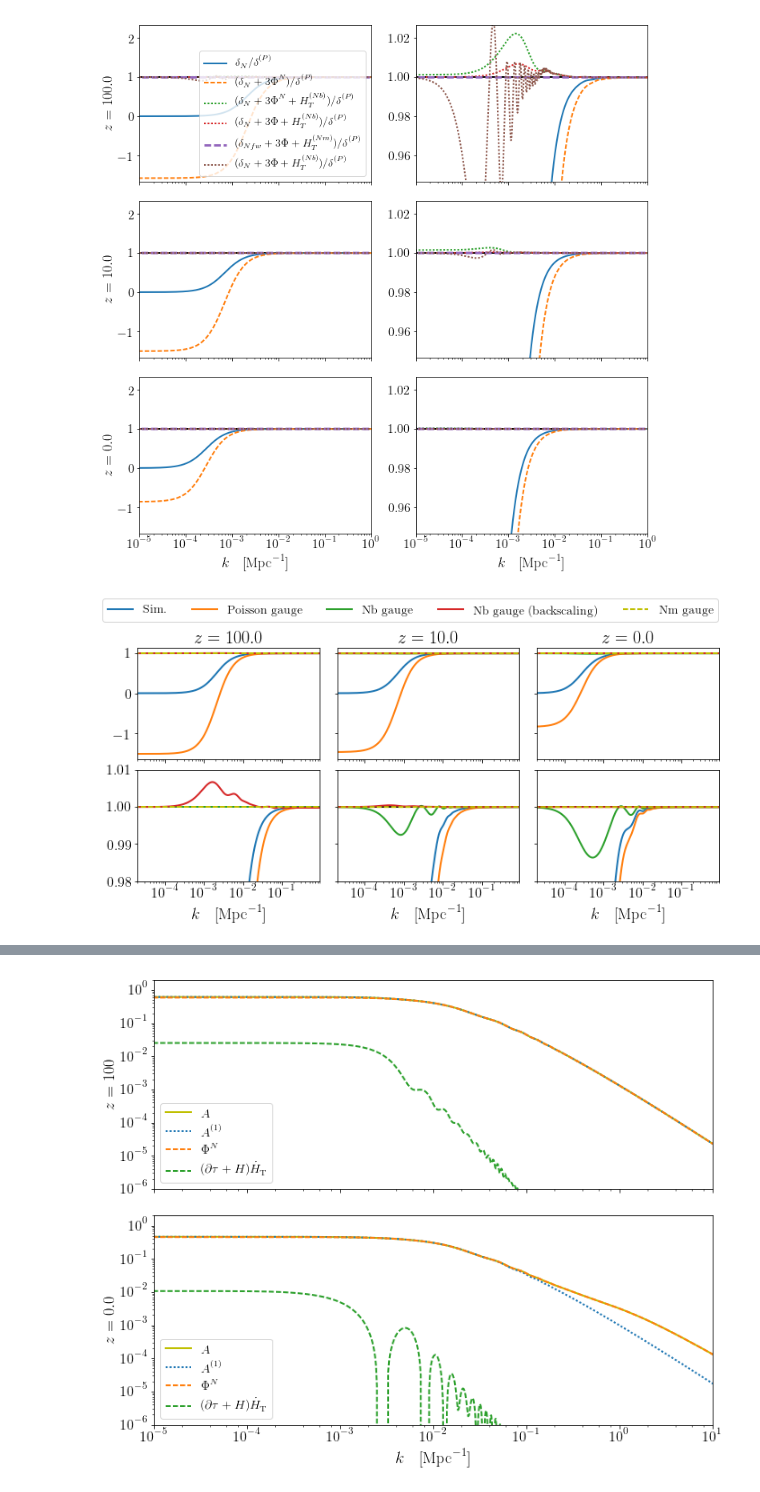
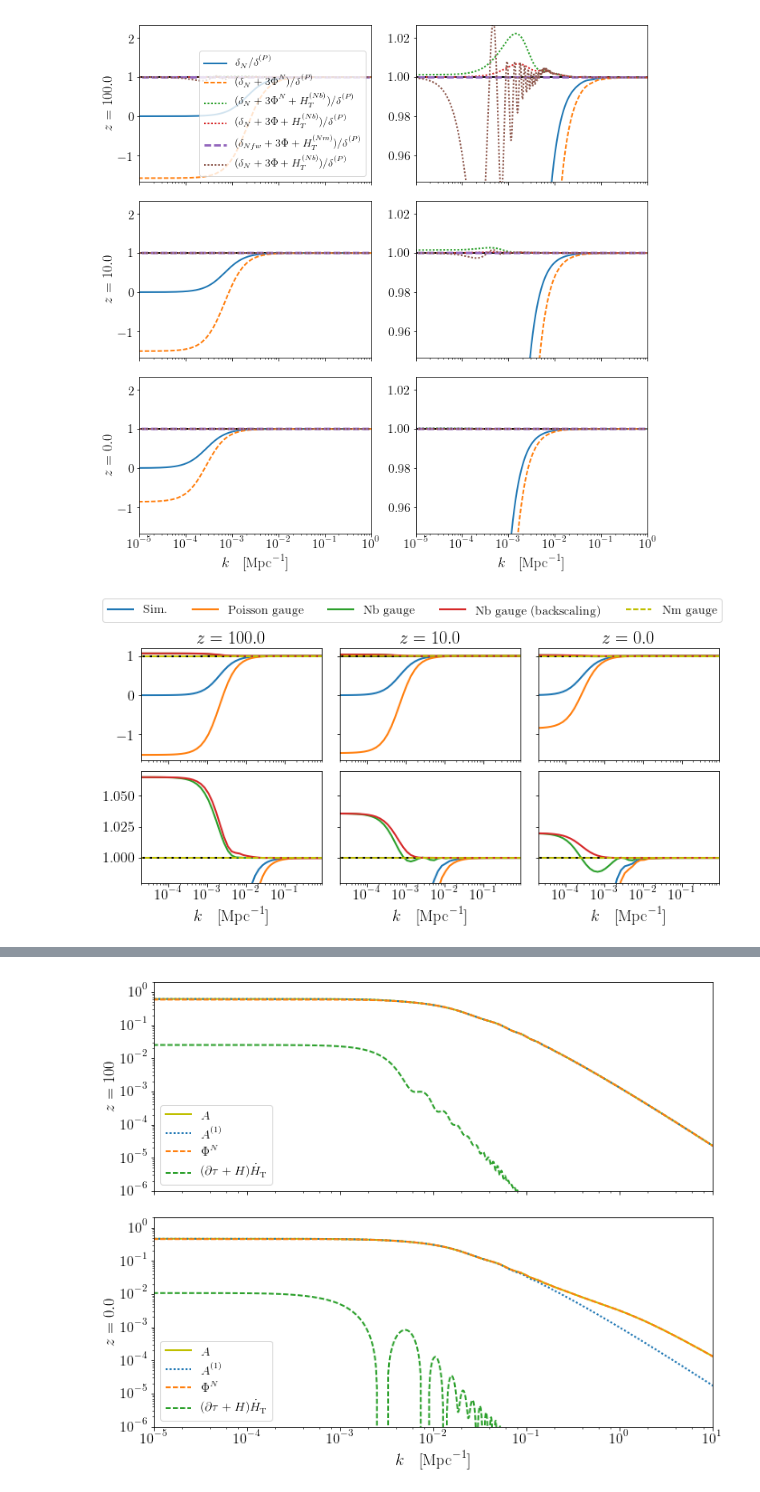
Before and after one commit to ThomasTram/CLASSmods, a Jupyter notebook: WeakFieldPlotsCF.ipynb, the cells around one changed output, grey strips where cells are left out. Cells and saved outputs as stored; diff of their text form; code cells hidden in the pictures.

```diff
--- a/WeakFieldPlotsCF.ipynb
+++ b/WeakFieldPlotsCF.ipynb
@@ -683,35 +683,35 @@ for iz, z in enumerate(zvec):
     #print Hubble(a)**2,phi[100]/Phi_N[100]
     #print (rho_cdm+rho_b),delta_N[100],tk['d_tot'][100]
     #print z, (rho_cdm+rho_b)*delta_N[0], rho_g*tk['d_g'][0]
 
     delta_P = (rho_cdm*tk['d_cdm']+rho_b*tk['d_b'])/(rho_cdm+rho_b)
 
     for j in range(2):
         axes[j,iz].axhline(1,ls='-',color='k')
         #axes[iz].semilogx(k,delta_P/delta_P,label=r'$\delta^{(P)}/\delta^{(P)}$')
         axes[j,iz].semilogx(k,delta_N/delta_P,label=r'Sim.')
         axes[j,iz].semilogx(k,(delta_N+3*Phi_N)/delta_P,label=r'Poisson gauge')
-        axes[j,iz].semilogx(k,(delta_N+3*phi_tk+H_T_nb)/delta_P,label=r'Nb gauge')
-        axes[j,iz].semilogx(k,(delta_Nbs+3*phi_tk+H_T_nb)/delta_P,label=r'Nb gauge (backscaling)')
+        axes[j,iz].semilogx(k,(delta_N+3*Phi_N+H_T_nb)/delta_P,label=r'Nb gauge')
+        axes[j,iz].semilogx(k,(delta_Nbs+3*Phi_N+H_T_nb)/delta_P,label=r'Nb gauge (backscaling)')
         axes[j,iz].semilogx(k,(delta_N+3*phi_tk+H_T_nm)/delta_P,label=r'Nm gauge',ls='--', color = 'y')
 
     axes[-1,iz].set_xlabel(r'$k\quad[\mathrm{Mpc}^{-1}]$')
     axes[-1,iz].set_xlim([2e-5,0.9])
     axes[0,iz].set_title(r'$z='+str(z)+'$')
     #axes[iz,1].set_ylim([0.98,1.05])
 
 #for j in range(2):
 lgd = axes[0,1].legend(loc='upper center',ncol=5,bbox_to_anchor=(0.4,1.5))
 #
-axes[1,0].set_ylim([0.98,1.01])
+axes[1,0].set_ylim([0.98,1.07])
 axes[1,0].locator_params(nbins=4, axis='y')
 #axes[iz,0].set_ylim([-5./3.,7./3.])
 #zoom = 0.02
 #axes[iz,1].set_ylim([1-8./3.*zoom,1+4./3.*zoom])
 
 f.tight_layout()
 f.subplots_adjust(hspace=0.1,wspace=0.1)
 
-f.savefig('delta_new2.pdf',bbox_extra_artists=(lgd,),bbox_inches='tight')
+f.savefig('delta_new3.pdf',bbox_extra_artists=(lgd,),bbox_inches='tight')
 # %% [output]
-[figure, old version]
+[figure, new version]
```
Also changed, not shown: parts of 7 cells of this notebook.
